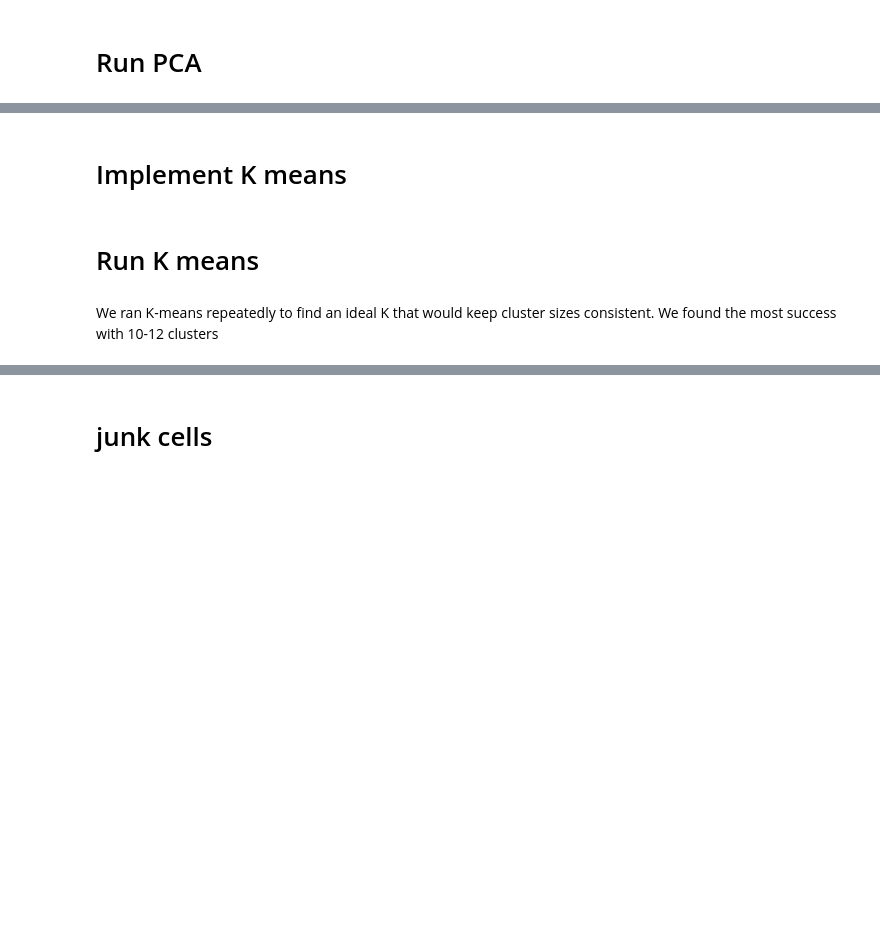
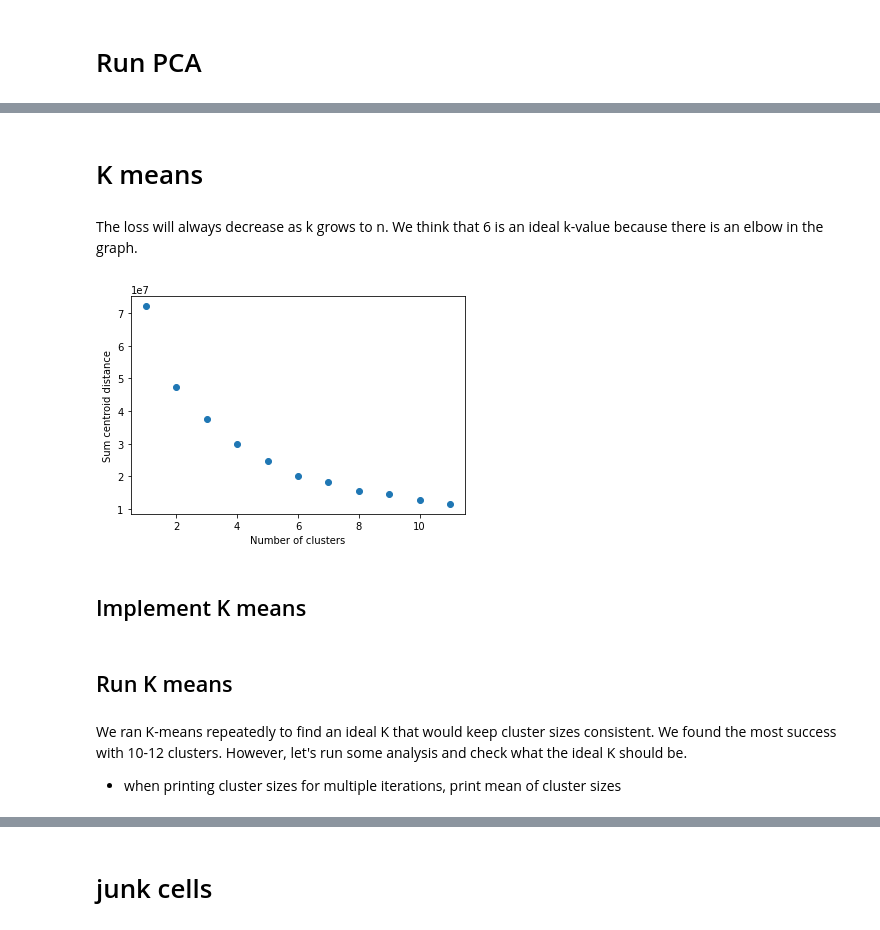
Before and after one commit to cat-wang1124/Spotify-Clustering, a Jupyter notebook: spotify clustering.ipynb, the cells around one changed output, grey strips where cells are left out. Saved outputs shown, nothing was run; the diff lists cells and outputs as text; code cells hidden in the pictures; blank space fills up the shorter version.

Commit message:
cluster analytics, PLAYLISTS MADE

```diff
--- a/spotify clustering.ipynb
+++ b/spotify clustering.ipynb
@@ -418,8 +430,32 @@ fig.show()
 # )
 # fig.update_traces(diagonal_visible=False)
 # fig.show()
+# %% [markdown]
+# K means
+# %%
+# define number of k clusters to use for K means and MOG
+def cluster_analysis_kmeans(data):
+
+    k_values = range(1,12)
+    k_distances = []
+
+    for k in k_values:
+        X = data
+        resp, Kmus, Rnk = runKMeans(X, k)
+        loss = np.sum(calcSqDistances(X, Kmus) * Rnk)
+        k_distances.append(loss)
+
+    plt.scatter(x=k_values, y=k_distances)
+    plt.xlabel('Number of clusters')
+    plt.ylabel('Sum centroid distance')
+# %% [markdown]
+The loss will always decrease as k grows to n. We think that 6 is an ideal k-value because there is an elbow in the graph.
+# %%
+cluster_analysis_kmeans(sample)
+# %% [output]
+[figure, added]
 # %% [markdown]
-# Implement K means
+## Implement K means
 # %%
 def calcSqDistances(X, Kmus):
 
@@ -484,6 +520,9 @@ def runKMeans(X, K, maxiters=1000):
 
     return resp, Kmus, Rnk
 # %% [markdown]
-# Run K means
+## Run K means
 # %% [markdown]
-We ran K-means repeatedly to find an ideal K that would keep cluster sizes consistent. We found the most success with 10-12 clusters
+We ran K-means repeatedly to find an ideal K that would keep cluster sizes consistent. We found the most success with 10-12 clusters.
+However, let's run some analysis and check what the ideal K should be.
+
+- when printing cluster sizes for multiple iterations, print mean of cluster sizes
```
Also changed, not shown: parts of 62 cells of this notebook.
